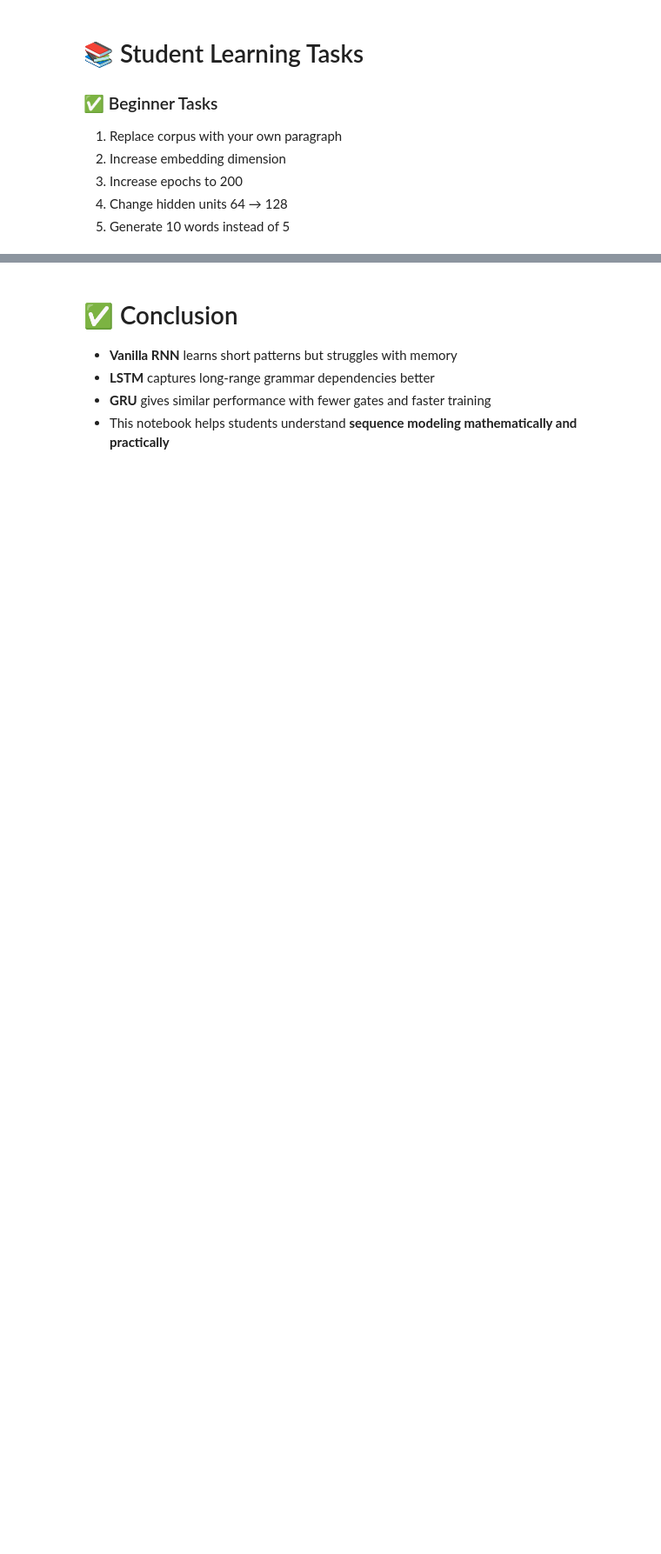
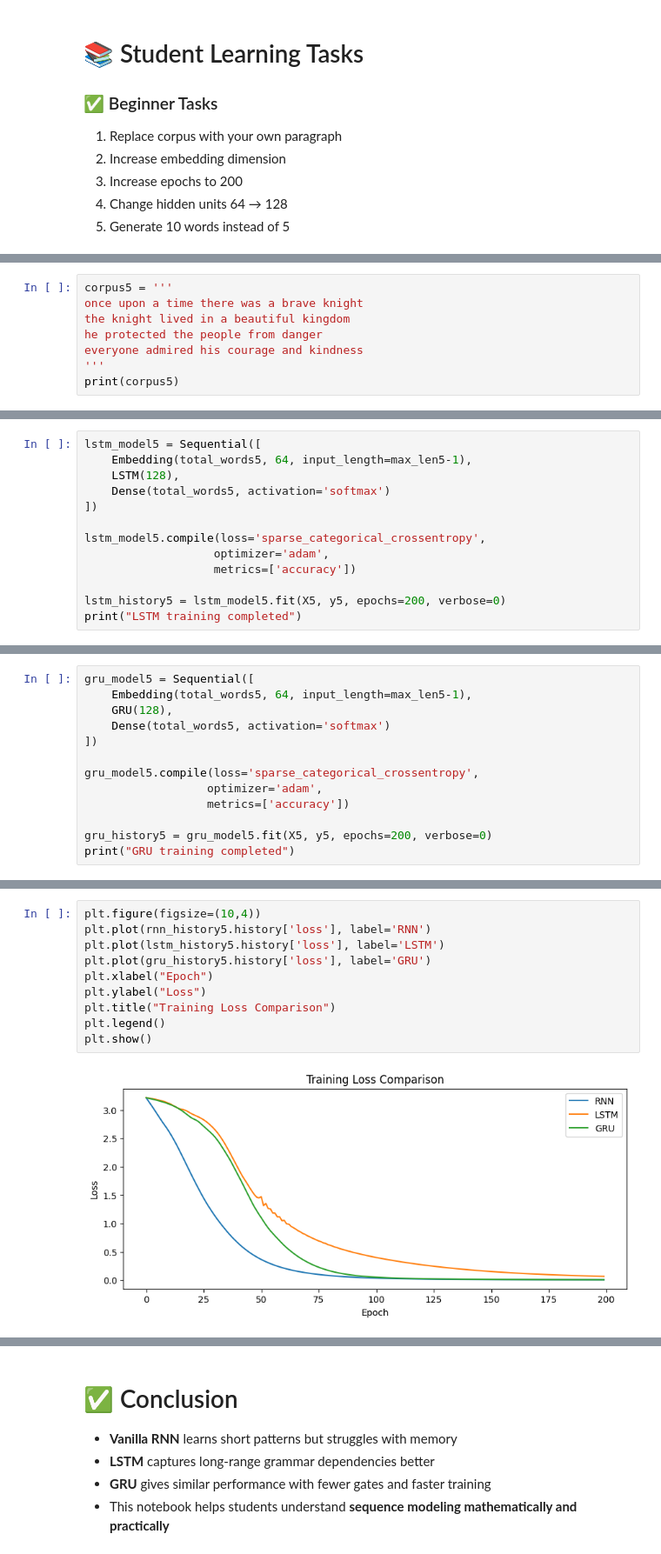
Before and after one commit to aryanranga721-ops/Celebal_Internship, a Jupyter notebook: Week5_Aryan.ipynb, the cells around one changed output, grey strips where cells are left out. Shown at 87% size. Drawn from its saved outputs; the diff is of its cells as text; blank space fills up the shorter version.

```diff
--- a/Week5_Aryan.ipynb
+++ b/Week5_Aryan.ipynb
@@ -273,0 +671,8 @@ GRU : deep learning is transforming artificial intelligence intelligence lstm ls
+# %%
+corpus5 = '''
+once upon a time there was a brave knight
+the knight lived in a beautiful kingdom
+he protected the people from danger
+everyone admired his courage and kindness
+'''
+print(corpus5)
@@ -273,0 +745,13 @@ GRU : deep learning is transforming artificial intelligence intelligence lstm ls
+# %%
+lstm_model5 = Sequential([
+    Embedding(total_words5, 64, input_length=max_len5-1),
+    LSTM(128),
+    Dense(total_words5, activation='softmax')
+])
+
+lstm_model5.compile(loss='sparse_categorical_crossentropy',
+                   optimizer='adam',
+                   metrics=['accuracy'])
+
+lstm_history5 = lstm_model5.fit(X5, y5, epochs=200, verbose=0)
+print("LSTM training completed")
@@ -273,0 +769,13 @@ GRU : deep learning is transforming artificial intelligence intelligence lstm ls
+# %%
+gru_model5 = Sequential([
+    Embedding(total_words5, 64, input_length=max_len5-1),
+    GRU(128),
+    Dense(total_words5, activation='softmax')
+])
+
+gru_model5.compile(loss='sparse_categorical_crossentropy',
+                  optimizer='adam',
+                  metrics=['accuracy'])
+
+gru_history5 = gru_model5.fit(X5, y5, epochs=200, verbose=0)
+print("GRU training completed")
@@ -273,0 +786,12 @@ GRU : deep learning is transforming artificial intelligence intelligence lstm ls
+# %%
+plt.figure(figsize=(10,4))
+plt.plot(rnn_history5.history['loss'], label='RNN')
+plt.plot(lstm_history5.history['loss'], label='LSTM')
+plt.plot(gru_history5.history['loss'], label='GRU')
+plt.xlabel("Epoch")
+plt.ylabel("Loss")
+plt.title("Training Loss Comparison")
+plt.legend()
+plt.show()
+# %% [output]
+[figure, added]
```
Also changed, not shown: parts of 90 cells of this notebook.
